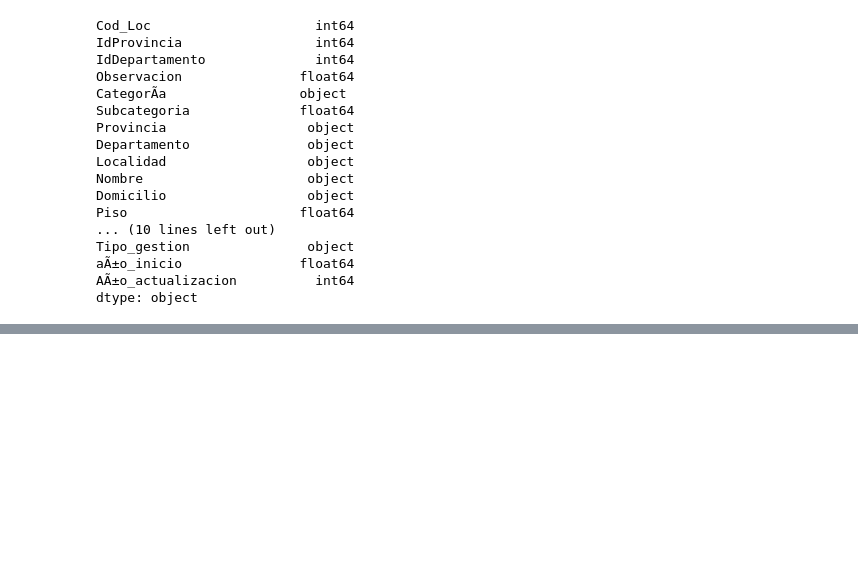
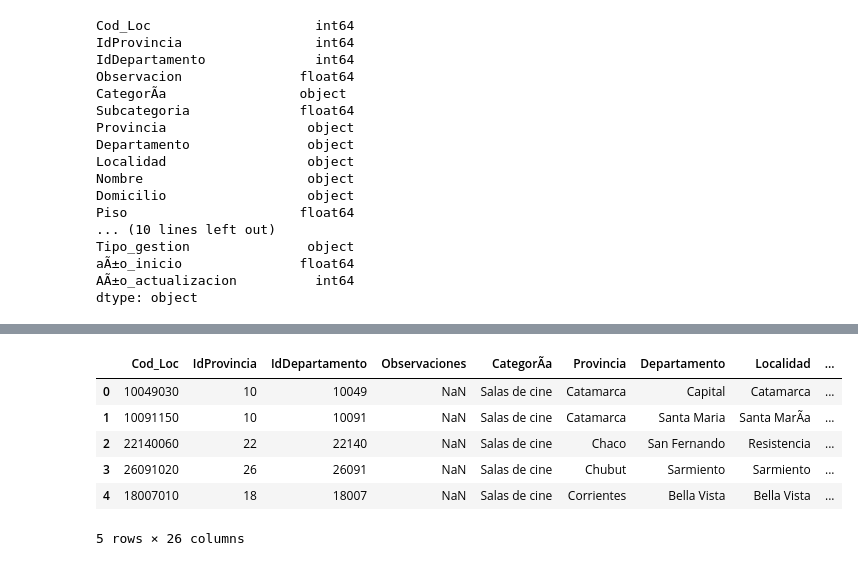
Before and after one commit to yesicadematos/Data-Analyst, a Jupyter notebook: prueba/prueba_2.ipynb, the cells around one changed output, grey strips where cells are left out. Drawn from its saved outputs; the diff is of its cells as text; code cells hidden in the pictures; blank space fills up the shorter version.

```diff
--- a/prueba/prueba_2.ipynb
+++ b/prueba/prueba_2.ipynb
@@ -84,0 +99,13 @@ dtype: object
+# %%
+with open('./cines.csv', 'w+', encoding='UTF-8') as f :
+    f.write(date)
+df = pd.read_csv('./cines.csv', sep=',')
+df.head()
+# %% [output]
+|  | Cod_Loc | IdProvincia | IdDepartamento | Observaciones | CategorÃ­a | Provincia | Departamento | Localidad | ... |
+| 0 | 10049030 | 10 | 10049 | NaN | Salas de cine | Catamarca | Capital | Catamarca | ... |
+| 1 | 10091150 | 10 | 10091 | NaN | Salas de cine | Catamarca | Santa Maria | Santa MarÃ­a | ... |
+| 2 | 22140060 | 22 | 22140 | NaN | Salas de cine | Chaco | San Fernando | Resistencia | ... |
+| 3 | 26091020 | 26 | 26091 | NaN | Salas de cine | Chubut | Sarmiento | Sarmiento | ... |
+| 4 | 18007010 | 18 | 18007 | NaN | Salas de cine | Corrientes | Bella Vista | Bella Vista | ... |
+5 rows × 26 columns
```
Also changed, not shown: parts of 2 cells of this notebook, 2 other files.
